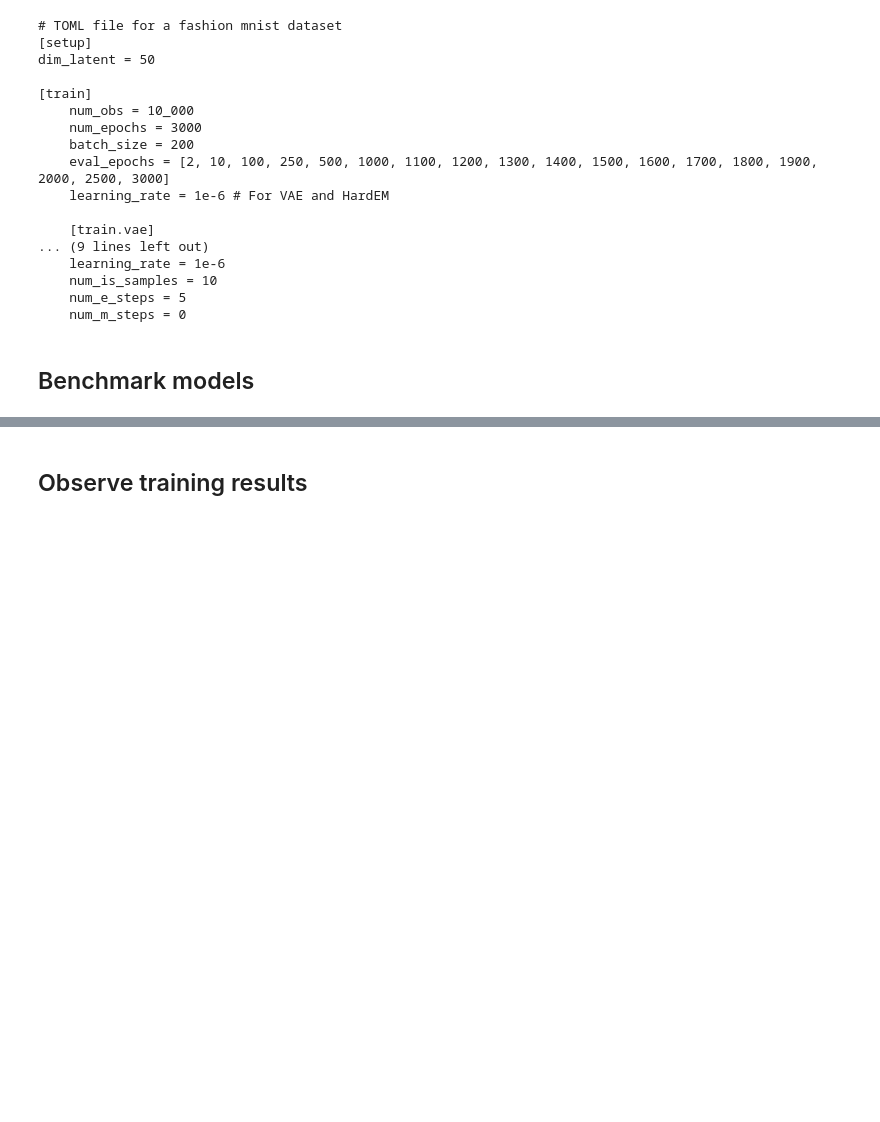
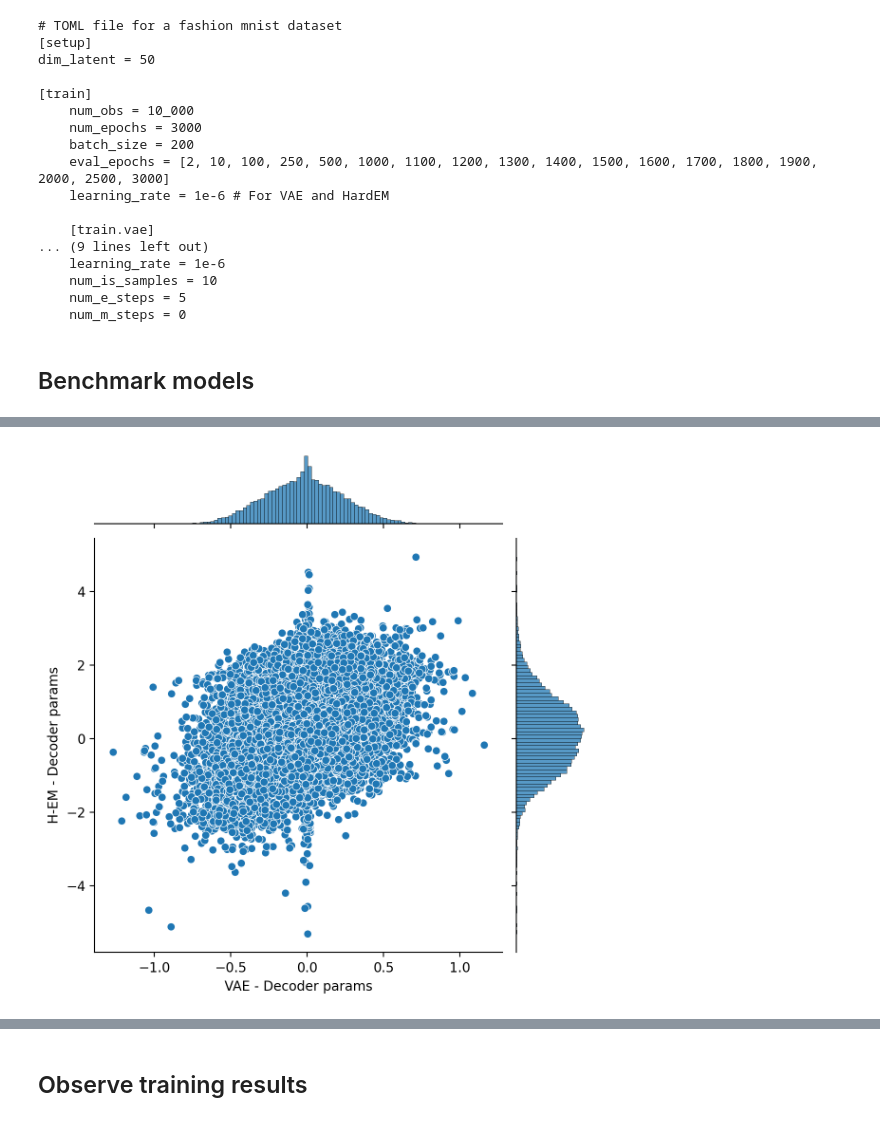
Before and after one commit to gerdm/hard-em-lvm, a Jupyter notebook: notebooks/19-amortised-unamortised-test.ipynb, the cells around one changed output, grey strips where cells are left out. Cells and saved outputs as stored; diff of their text form; code cells hidden in the pictures; blank space fills up the shorter version.

```diff
--- a/notebooks/19-amortised-unamortised-test.ipynb
+++ b/notebooks/19-amortised-unamortised-test.ipynb
@@ -578,0 +506,8 @@ plt.plot(res_uvae["test"]["hist_loss"][ix_epoch])
+# %%
+pdecoder_hem, _ = ravel_pytree(state_hem.params["params"]["decoder"])
+pdecoder_vae, _ = ravel_pytree(state_vae.params["params"]["decoder"])
+
+df_decoder = pd.DataFrame({
+    "hem": pdecoder_hem.to_py(),
+    "vae": pdecoder_vae.to_py()
+})
@@ -578,0 +522,6 @@ plt.plot(res_uvae["test"]["hist_loss"][ix_epoch])
+# %%
+sns.jointplot(data=df_decoder, x="vae", y="hem")
+plt.xlabel("VAE - Decoder params")
+plt.ylabel("H-EM - Decoder params");
+# %% [output]
+[figure, added]
```
Also changed, not shown: parts of 41 cells of this notebook.
